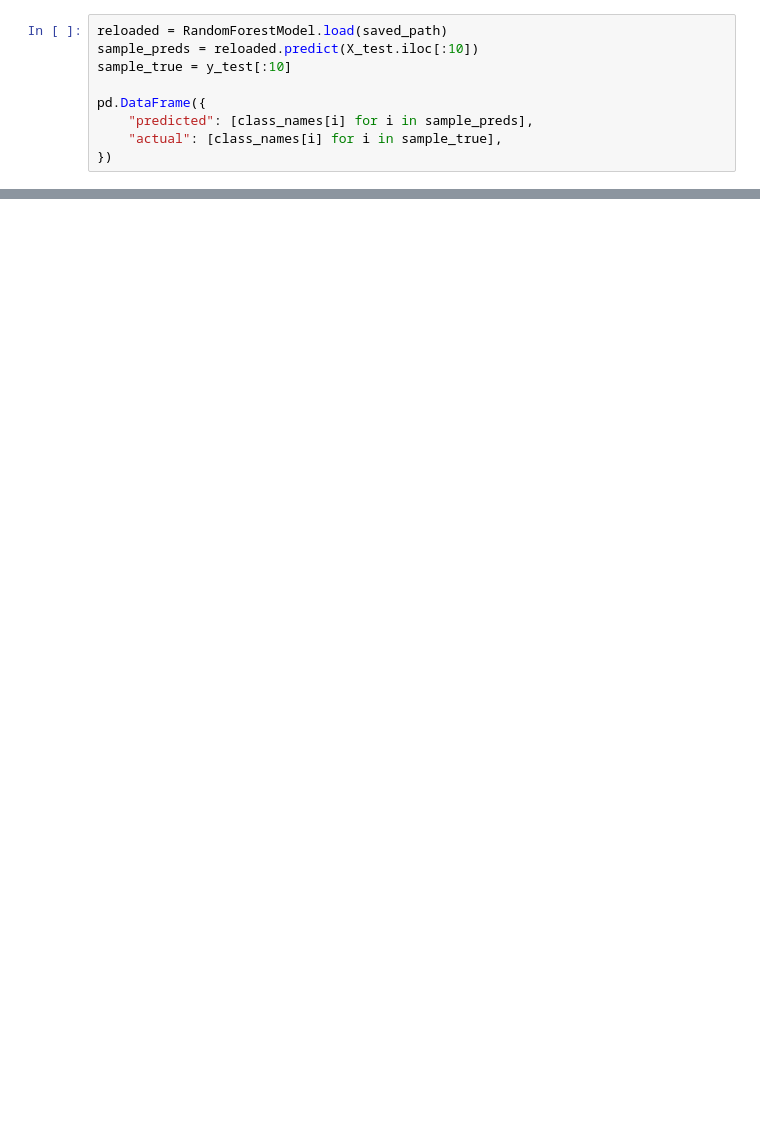
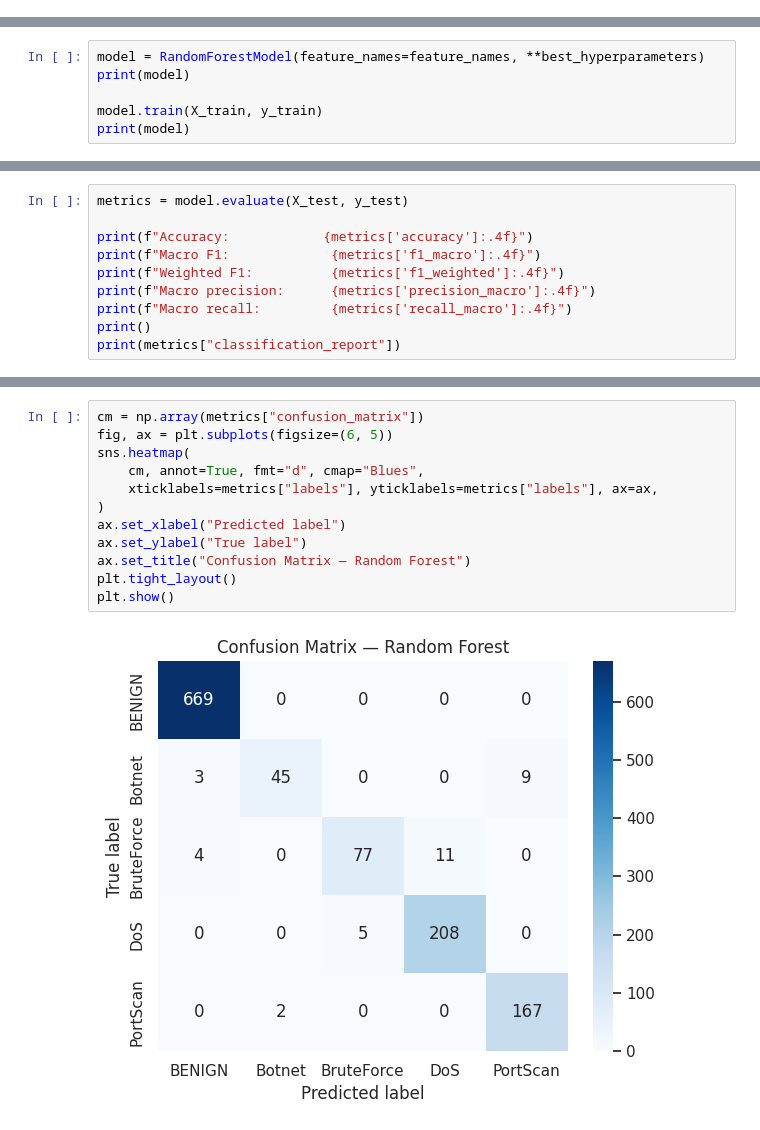
Before and after one commit to bikash123-123/NTCF-minor-project-, a Jupyter notebook: notebooks/05_random_forest_training.ipynb, the cells around one changed output, grey strips where cells are left out. Drawn from its saved outputs; the diff is of its cells as text; blank space fills up the shorter version.

```diff
--- a/notebooks/05_random_forest_training.ipynb
+++ b/notebooks/05_random_forest_training.ipynb
@@ -162,9 +0,0 @@ Model saved to: /home/claude/NTCF-minor-project-/NTCF-minor-project-/ml/artifact
-# %%
-reloaded = RandomForestModel.load(saved_path)
-sample_preds = reloaded.predict(X_test.iloc[:10])
-sample_true = y_test[:10]
-
-pd.DataFrame({
-    "predicted": [class_names[i] for i in sample_preds],
-    "actual": [class_names[i] for i in sample_true],
-})
@@ -193,0 +203,6 @@ pd.DataFrame({
+# %%
+model = RandomForestModel(feature_names=feature_names, **best_hyperparameters)
+print(model)
+
+model.train(X_train, y_train)
+print(model)
@@ -193,0 +233,10 @@ pd.DataFrame({
+# %%
+metrics = model.evaluate(X_test, y_test)
+
+print(f"Accuracy:            {metrics['accuracy']:.4f}")
+print(f"Macro F1:             {metrics['f1_macro']:.4f}")
+print(f"Weighted F1:          {metrics['f1_weighted']:.4f}")
+print(f"Macro precision:      {metrics['precision_macro']:.4f}")
+print(f"Macro recall:         {metrics['recall_macro']:.4f}")
+print()
+print(metrics["classification_report"])
@@ -193,0 +261,14 @@ pd.DataFrame({
+# %%
+cm = np.array(metrics["confusion_matrix"])
+fig, ax = plt.subplots(figsize=(6, 5))
+sns.heatmap(
+    cm, annot=True, fmt="d", cmap="Blues",
+    xticklabels=metrics["labels"], yticklabels=metrics["labels"], ax=ax,
+)
+ax.set_xlabel("Predicted label")
+ax.set_ylabel("True label")
+ax.set_title("Confusion Matrix — Random Forest")
+plt.tight_layout()
+plt.show()
+# %% [output]
+[figure, added]
```
Also changed, not shown: parts of 44 cells of this notebook, 1 other file.
